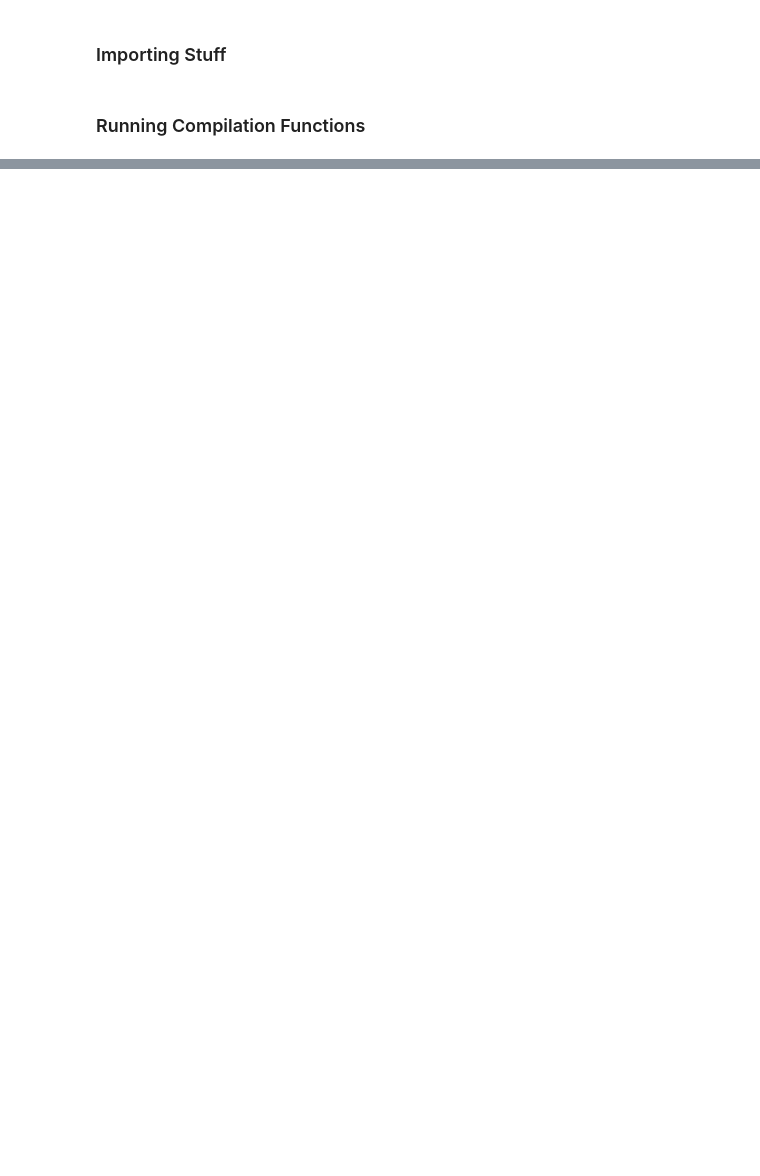
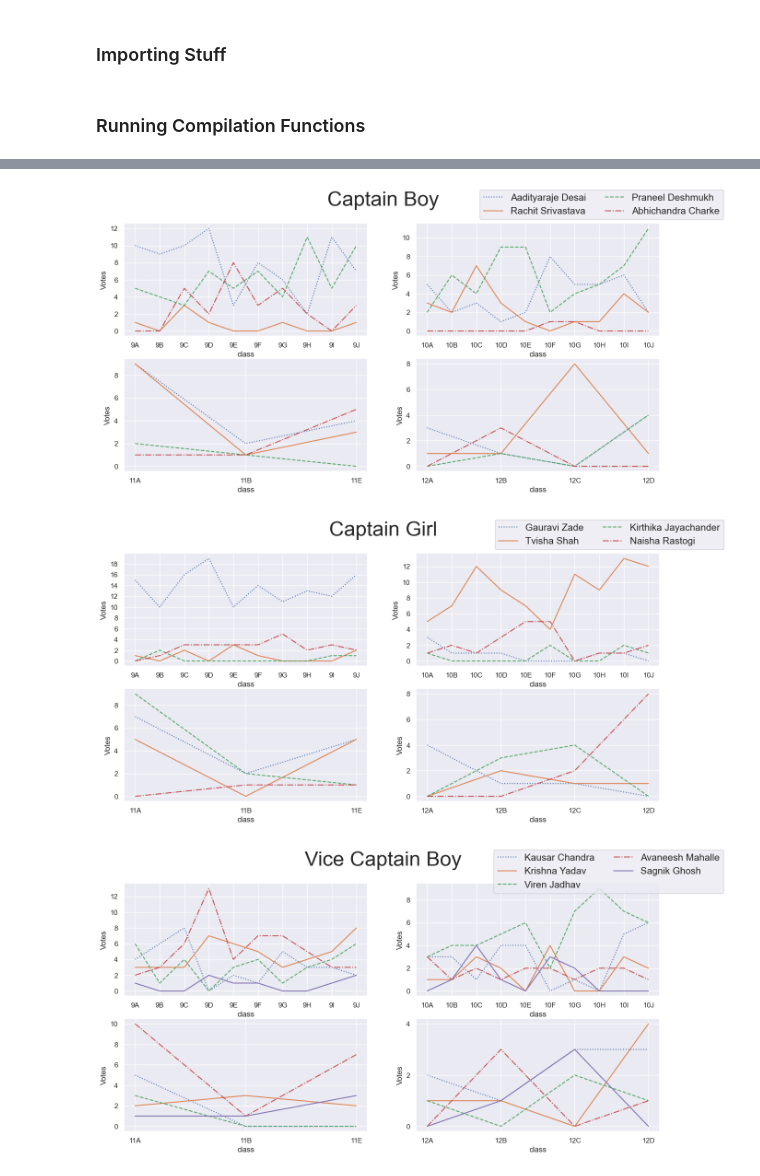
Before and after one commit to d1vij/elections-vote-analysis, a Jupyter notebook: project.ipynb, the cells around one changed output, grey strips where cells are left out. Drawn from its saved outputs; the diff is of its cells as text; code cells hidden in the pictures; blank space fills up the shorter version.

```diff
--- a/project.ipynb
+++ b/project.ipynb
@@ -168,10 +168,10 @@ votes_df = calculate_votes("votes.json")
 # Classwise dataframes
 classwise_grouped = votes_df.groupby("post")
 
-cb = votes_df.loc[classwise_grouped.groups["Captain Boy"]].drop("post", axis=1)
-cg = votes_df.loc[classwise_grouped.groups["Captain Girl"]].drop( "post", axis=1 )
-vcb = votes_df.loc[classwise_grouped.groups["Vice Captain Boy"]].drop( "post", axis=1 )
-vcg = votes_df.loc[classwise_grouped.groups["Vice Captain Girl"]].drop( "post", axis=1 )
+cb = votes_df.loc[classwise_grouped.groups["Captain Boy"]].drop("post", axis=1).reset_index(drop=True)
+cg = votes_df.loc[classwise_grouped.groups["Captain Girl"]].drop( "post", axis=1 ).reset_index(drop=True)
+vcb = votes_df.loc[classwise_grouped.groups["Vice Captain Boy"]].drop( "post", axis=1 ).reset_index(drop=True)
+vcg = votes_df.loc[classwise_grouped.groups["Vice Captain Girl"]].drop( "post", axis=1 ).reset_index(drop=True)
 
 postwise_votes_df = {
     "captain_boy": cb,
@@ -189,7 +189,7 @@ postwise_votes_df = {
 </div>
 # %%
 import sqlite3
-from sqlite3 import Connection, Cursor, OperationalError
+from sqlite3 import Connection, Cursor
 from typing import Any, Literal
 
 
@@ -260,7 +260,7 @@ class SqliteDatabase:
                 column_widths.append(max(widths))
 
             # Printing column headers
-            border_top_bottom = "+" + "-" * (sum(column_widths) + 3 * len(column_widths) - 1)  + "+"
+            border_top_bottom = "+" + "-" * (sum(column_widths) + 3 * len(column_widths) - 1) + "+"
             print(border_top_bottom)
             print("| ", end="")
             for idx, col_label in enumerate(lines[0]):
@@ -268,8 +268,8 @@ class SqliteDatabase:
             print()
             print(border_top_bottom)
 
-            print(rows)
-            for row in rows[1:]:
+
+            for row in rows:
                 print("| ", end="")
                 for idx, col_val in enumerate(row):
                     print(str(col_val).ljust(column_widths[idx]), end=" | ")
@@ -330,6 +330,3 @@ captain_boy
 <div class="text-box">
     <p class="text">Working:</p><ol><li><p class="text">Defines <em>positions</em> for mapping each post to a subplot.</p></li><li><p class="text">Iterating over post dataframes in <em>result_dataframes</em>.</p></li><li><p class="text">Running SQL query to sum votes of in the table of that post via <em>query()</em>.</p></li><li><p class="text">Plotting a Seaborn bar chart of the total votes (<em>post_df.sum()</em>) in its respective subplot.</p></li></ol>
 </div>
-# %%
-with SqliteDatabase("votes.db") as query:
-    query("select distinct candidate_name from captain_boy")
@@ -388,7 +393,7 @@ def plot_popularity_trends(post_name: str, post_df: pd.DataFrame):
 
     # extracting rows belonging to a particular class from the post's dataframe using regular expressions
     class_wise_dataframes = [
-        post_df[post_df.index.str.contains(_re)]
+        post_df.loc[post_df["class"].str.contains(_re)]
         for _re in [r"9\w", r"10\w", r"11\w", r"12\w"]  # <--- regex btw
     ]
 
@@ -405,36 +410,49 @@ def plot_popularity_trends(post_name: str, post_df: pd.DataFrame):
 
     for idx in range(4):
         pos = subplot_positions[idx]
+
         class_df = class_wise_dataframes[idx]
-        sections = class_df.index
 
-        for idx, (candidate_name, candidate_series) in enumerate(class_df.items()):
+        # series of all sections
+        sections = class_df["class"].unique()
+        candidates = class_df["candidate_name"].unique()
+
+        classwise_votes = class_df.groupby(["class", "candidate_name"]).size()
+                                    # ^^^ Groupby forms a series with a multi-index
+
+        for idx, candidate_name in enumerate(candidates):
+            candidate_votes = classwise_votes.loc[(sections, candidate_name)].reindex(zip(sections, (candidate_name for _ in range(len(sections)))), fill_value=0)
+            candidate_votes = candidate_votes
             # plotting a subplot for each class
             axes[pos].plot(
                 sections,
-                candidate_series,
-                label=candidate_name.replace(_UNDERSCORE, _SPACE), #type: ignore
+                candidate_votes,
+                label=candidate_name,
                 linestyle=linestyles[idx],
             )
 
         axes[pos].set_xlabel("class")
         axes[pos].set_ylabel("Votes")
 
         # axes[pos].set_ylim(0, post_df.max().max() + 1)
 
         # values on y-axis would have a difference of 2
         axes[pos].yaxis.set_major_locator(MultipleLocator(2))
 
     fig.suptitle(post_name, fontsize=32)
 
     # setting a common legend for the whole plot
     handles, labels = axes[0, 0].get_legend_handles_labels()
     fig.legend(handles, labels, loc="upper right", ncols=2, fontsize=15)
 
     plt.show()
 
 
 plot_popularity_trends("Captain Boy", cb)
 plot_popularity_trends("Captain Girl", cg)
 plot_popularity_trends("Vice Captain Boy", vcb)
 plot_popularity_trends("Vice Captain Girl", vcg)
+# %% [output]
+[figure, added]
+[figure, added]
+[figure, added]
```
Also changed, not shown: parts of 4 cells of this notebook, 3 other files.
